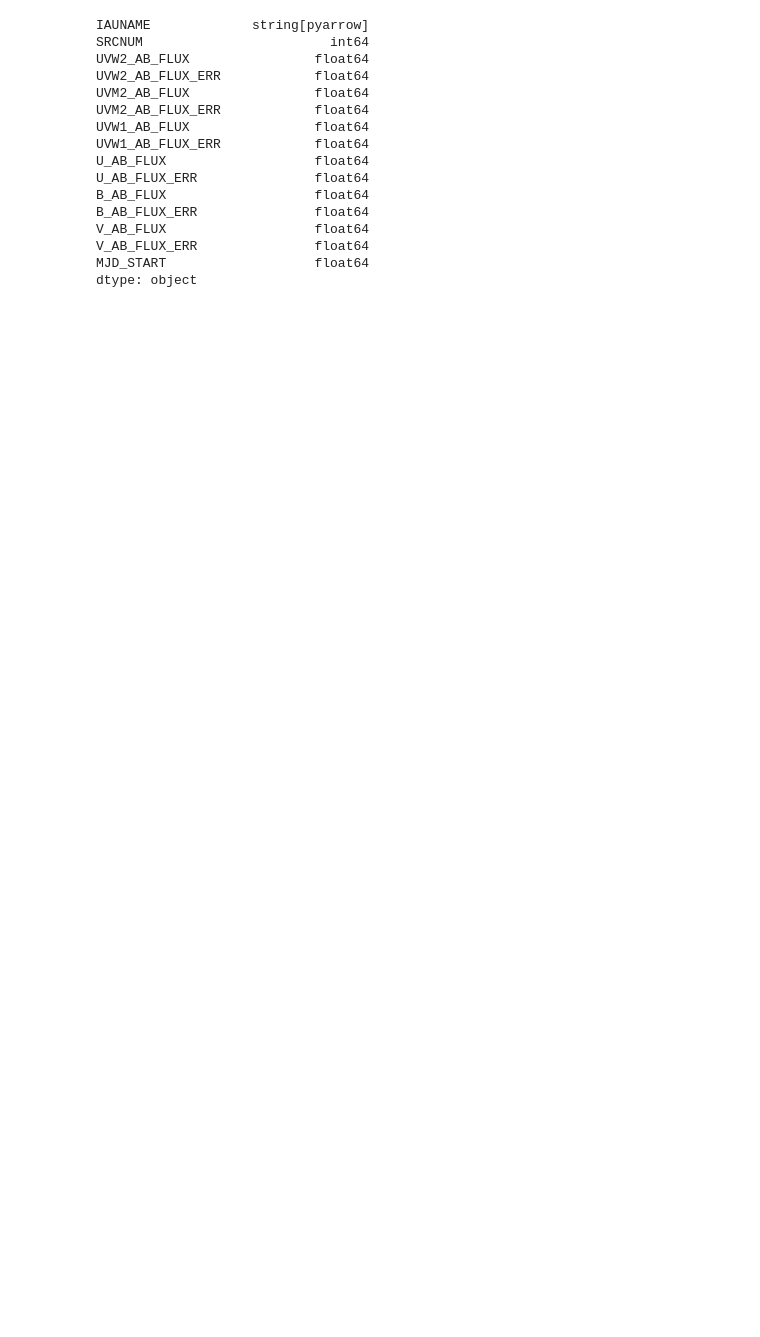
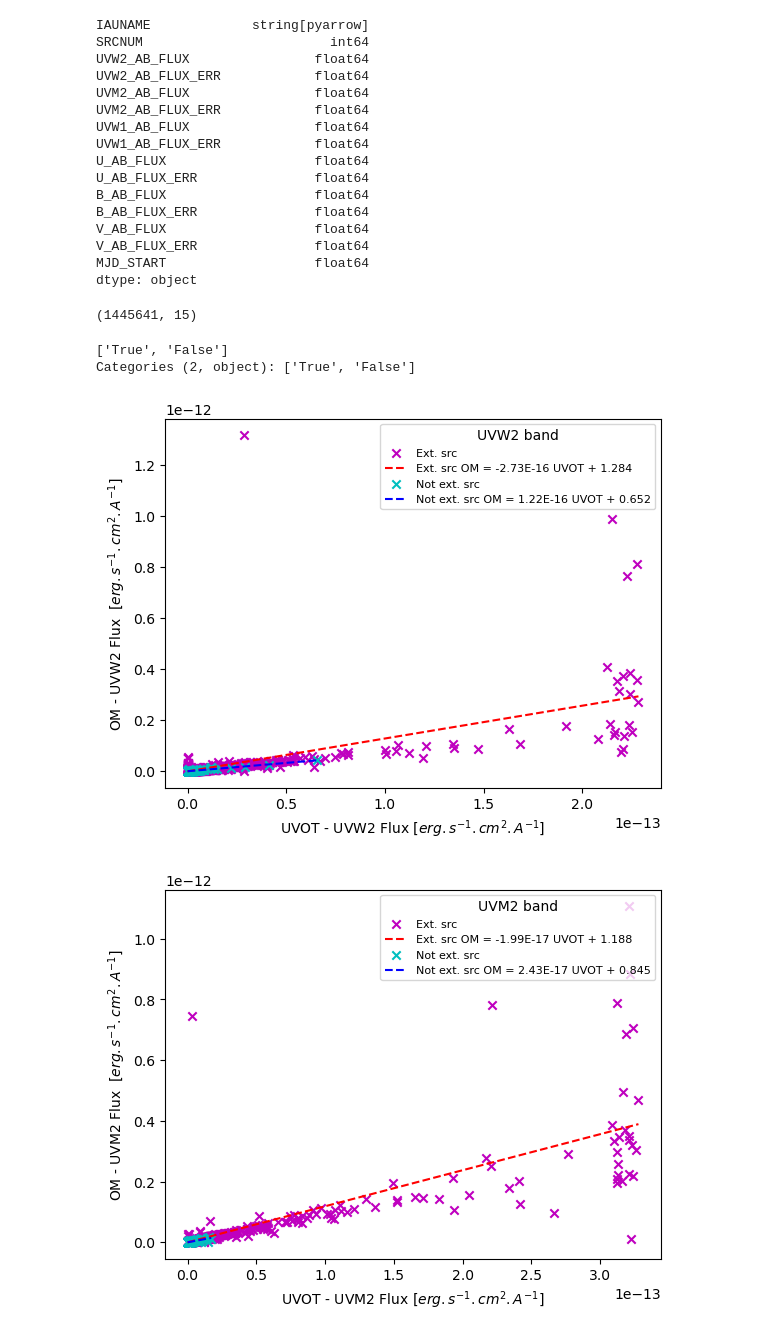
Before and after one commit to JulienValteau/TFM_TDE_Detection, a Jupyter notebook: UV_database_creation_pipeline/3- Generate_catalogue_entries_db.ipynb, the cells around one changed output. Cells and saved outputs as stored; diff of their text form; code cells hidden in the pictures; blank space fills up the shorter version.

```diff
--- a/UV_database_creation_pipeline/3- Generate_catalogue_entries_db.ipynb
+++ b/UV_database_creation_pipeline/3- Generate_catalogue_entries_db.ipynb
@@ -134,0 +130,3 @@ dat.to_sql("Entries_UVOT", db_path, if_exists='replace', index=False, chunksize=
+# %%
+df_match = Table.read( roots_tfm + '/match_uvot_xmm').to_pandas()
+df_match.head()
@@ -134,0 +140,6 @@ dat.to_sql("Entries_UVOT", db_path, if_exists='replace', index=False, chunksize=
+# %%
+df_match = df_match.drop(columns=['RA_FLOAT_1','DEC_FLOAT_1','POSERR_1','COUNT_1','RA_FLOAT_2','DEC_FLOAT_2','POSERR_2','COUNT_2','Separation'])
+# %%
+#dat_UVOT = dat[dat['SRCNUM'].isin(df_match['SRCNUM_1'])].drop(columns=['UVW2_QUALITY_FLAG','UVW1_QUALITY_FLAG','UVM2_QUALITY_FLAG','U_QUALITY_FLAG','B_QUALITY_FLAG','V_QUALITY_FLAG']).compute()
+dat_UVOT = dat[dat['SRCNUM'].isin(df_match['SRCNUM_1'])].compute()
+dat_UVOT.shape
@@ -180,0 +188,5 @@ x_float32
+# %%
+dat_OM = dat[dat['SRCNUM'].isin(df_match['SRCNUM_2'])].compute()
+dat_OM.shape
+# %% [output]
+(1445641, 15)
@@ -180,0 +197,5 @@ x_float32
+# %%
+dat_UVOT['U_EXTENDED'].unique()
+# %% [output]
+['True', 'False']
+Categories (2, object): ['True', 'False']
@@ -180,0 +205,57 @@ x_float32
+# %%
+for flux in ['UVW2','UVM2','UVW1','U','B','V']:
+
+    flux_name = flux + '_FLUX'
+    flux_err = flux + '_FLUX_ERR'
+    flag_extended = flux + '_EXTENDED'
+    flux_quality = flux + '_QUALITY_FLAG'
+
+    # Dataframe UVOT for this band
+    df_flux_uvot = dat_UVOT[['SRCNUM',flux_name,flux_err,flag_extended, flux_quality]].dropna(subset=[flux_name]).reset_index()
+    ind_minflux = df_flux_uvot.groupby('SRCNUM').agg({flux_err : 'idxmin'})[flux_err]
+    df_flux_uvot = df_flux_uvot.loc[ind_minflux,:].rename(columns={flux_name: flux_name + '_UVOT', \
+                                                                   flux_err: flux_err + '_UVOT', \
+                                                                   flag_extended: flag_extended  + '_UVOT',\
+                                                                   flux_quality: flux_quality + '_UVOT',\
+                                                                   'SRCNUM': 'SRCNUM_1'})
+
+    # Data frame OM for this band
+    df_flux_om = dat_OM[['SRCNUM',flux_name,flux_err]].dropna(subset=[flux_name]).reset_index()
+    ind_minflux = df_flux_om.groupby('SRCNUM').agg({flux_err : 'idxmin'})[flux_err]
+    df_flux_om = df_flux_om.loc[ind_minflux,:].rename(columns={flux_name: flux_name + '_OM',\
+                                                               flux_err: flux_err + '_OM', \
+                                                               'SRCNUM': 'SRCNUM_2'})
+
+    # Merge results
+    df_merge = df_match.merge(df_flux_uvot, on='SRCNUM_1').merge(df_flux_om, on='SRCNUM_2')
+
+    # Plot figure
+    fig, ax =plt.subplots()
+
+    ind_extended = (df_merge[flag_extended+ '_UVOT'] == "False")
+    ind_quality = (df_merge[flux_quality + '_UVOT'] == 0)
+
+    ind1 = ind_extended & ind_quality
+    ax.scatter(df_merge.loc[ind1,flux_name + '_UVOT'], df_merge.loc[ind1,flux_name + '_OM'], c='m',marker='x', \
+               label='Ext. src')
+    z = np.polyfit(df_merge.loc[ind1,flux_name + '_UVOT'],df_merge.loc[ind1,flux_name + '_OM'], deg=1)
+    p = np.poly1d(z)
+    xp = np.linspace(df_merge.loc[ind1,flux_name + '_UVOT'].min(), df_merge.loc[ind1,flux_name + '_UVOT'].max(), 100)
+    ax.plot(xp,p(xp), color='r', linestyle='dashed', label= "Ext. src OM = " +
+              "{:.2E}".format(p[0]) + " UVOT + " + "{0:.3f}".format(p[1]))
+
+    ind2 = ~ind_extended & ind_quality
+    ax.scatter(df_merge.loc[ind2,flux_name + '_UVOT'], df_merge.loc[ind2,flux_name + '_OM'], c='c',marker='x', \
+               label='Not ext. src')
+    z = np.polyfit(df_merge.loc[ind2,flux_name + '_UVOT'],df_merge.loc[ind2,flux_name + '_OM'], deg=1)
+    p = np.poly1d(z)
+    xp = np.linspace(df_merge.loc[ind2,flux_name + '_UVOT'].min(), df_merge.loc[ind2,flux_name + '_UVOT'].max(), 100)
+    ax.plot(xp,p(xp), color='b', linestyle='dashed', label= "Not ext. src OM = " +
+              "{:.2E}".format(p[0]) + " UVOT + " + "{0:.3f}".format(p[1]))
+    ax.set_xlabel("UVOT - " + flux + ' Flux [' + "$erg.s^{-1}.cm^{2}.A^{-1}]$")
+    ax.set_ylabel("OM - " + flux + ' Flux  [' + "$erg.s^{-1}.cm^{2}.A^{-1}]$")
+    ax.legend(loc='upper right',prop={'size': 8},title= flux + " band")
+    fig.savefig(roots_tfm + '/Calibration/UVOT_vs_OM_ ' + flux,dpi=1200)
+# %% [output]
+[figure, added]
+[figure, added]
```
Also changed, not shown: parts of 19 cells of this notebook, 1 other file.
